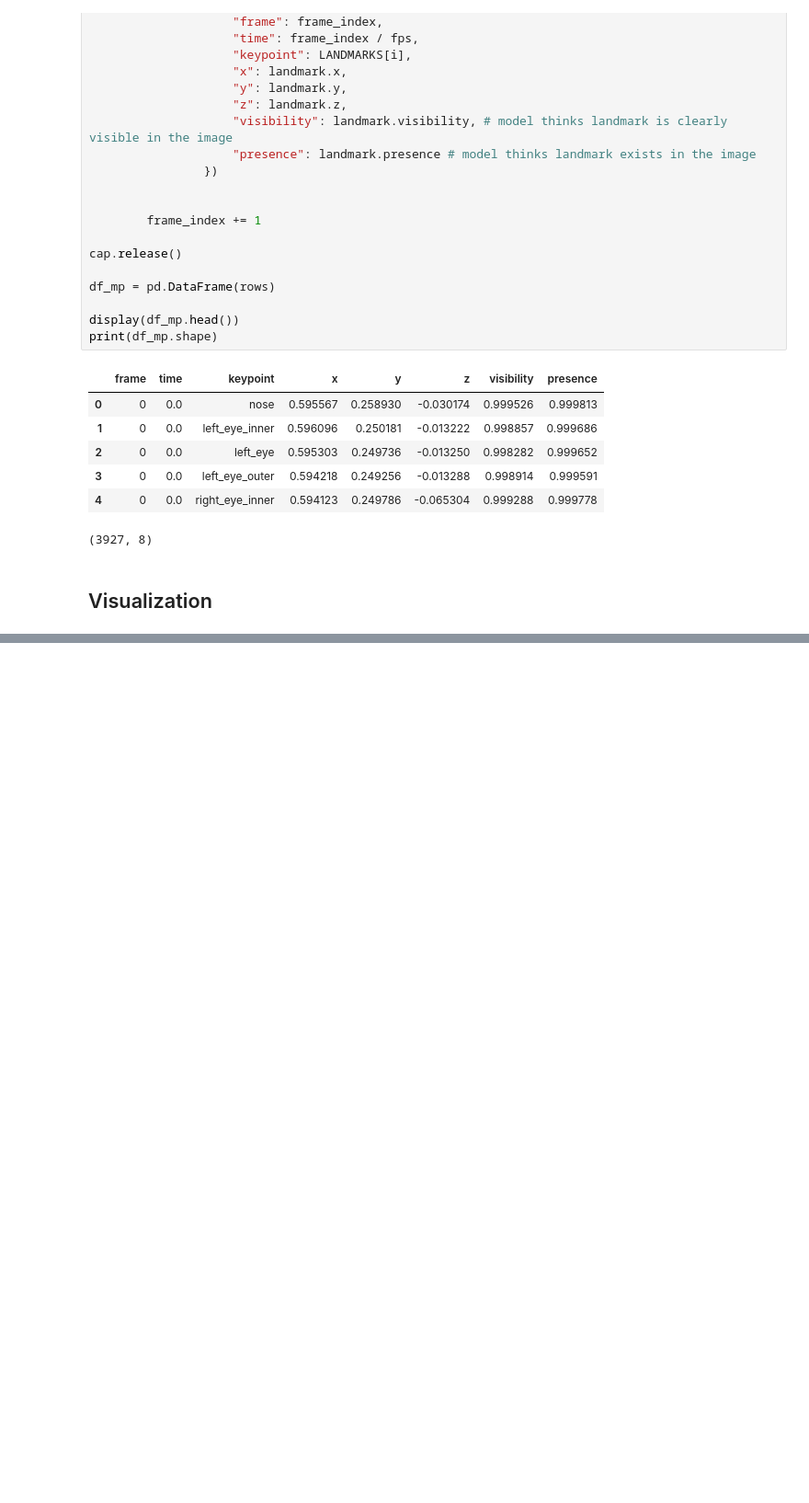
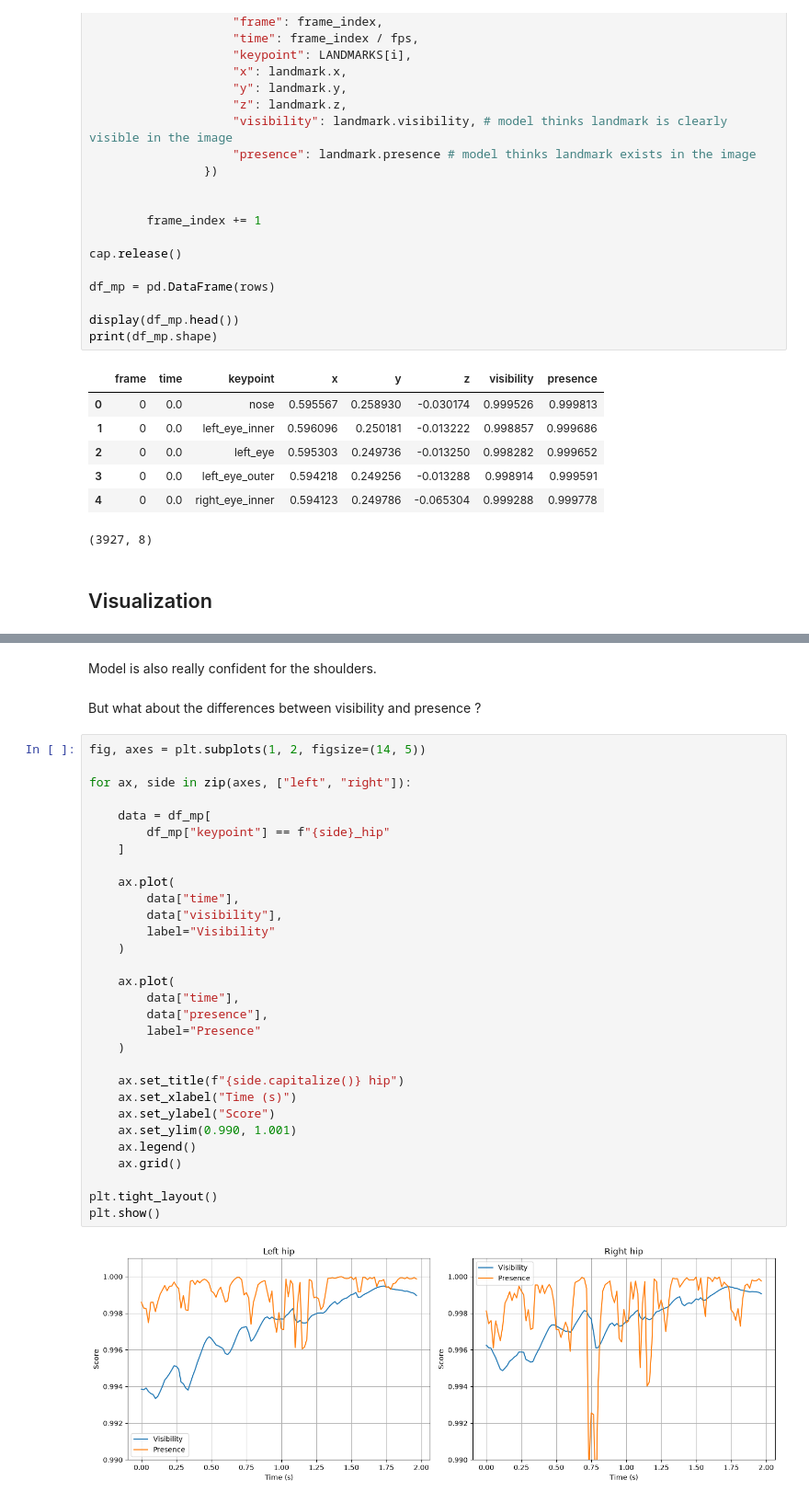
Before and after one commit to EstebanHuriot/BackflipAnalysis, a Jupyter notebook: computer_vision/mediapipe.ipynb, the cells around one changed output, grey strips where cells are left out. Shown at 92% size. Drawn from its saved outputs; the diff is of its cells as text; blank space fills up the shorter version.

```diff
--- a/computer_vision/mediapipe.ipynb
+++ b/computer_vision/mediapipe.ipynb
@@ -173,0 +213,36 @@ plt.show()
+# %% [markdown]
+Model is also really confident for the shoulders.
+# %% [markdown]
+But what about the differences between visibility and presence ?
+# %%
+fig, axes = plt.subplots(1, 2, figsize=(14, 5))
+
+for ax, side in zip(axes, ["left", "right"]):
+
+    data = df_mp[
+        df_mp["keypoint"] == f"{side}_hip"
+    ]
+
+    ax.plot(
+        data["time"],
+        data["visibility"],
+        label="Visibility"
+    )
+
+    ax.plot(
+        data["time"],
+        data["presence"],
+        label="Presence"
+    )
+
+    ax.set_title(f"{side.capitalize()} hip")
+    ax.set_xlabel("Time (s)")
+    ax.set_ylabel("Score")
+    ax.set_ylim(0.990, 1.001)
+    ax.legend()
+    ax.grid()
+
+plt.tight_layout()
+plt.show()
+# %% [output]
+[figure, added]
```
Also changed, not shown: parts of 22 cells of this notebook.
